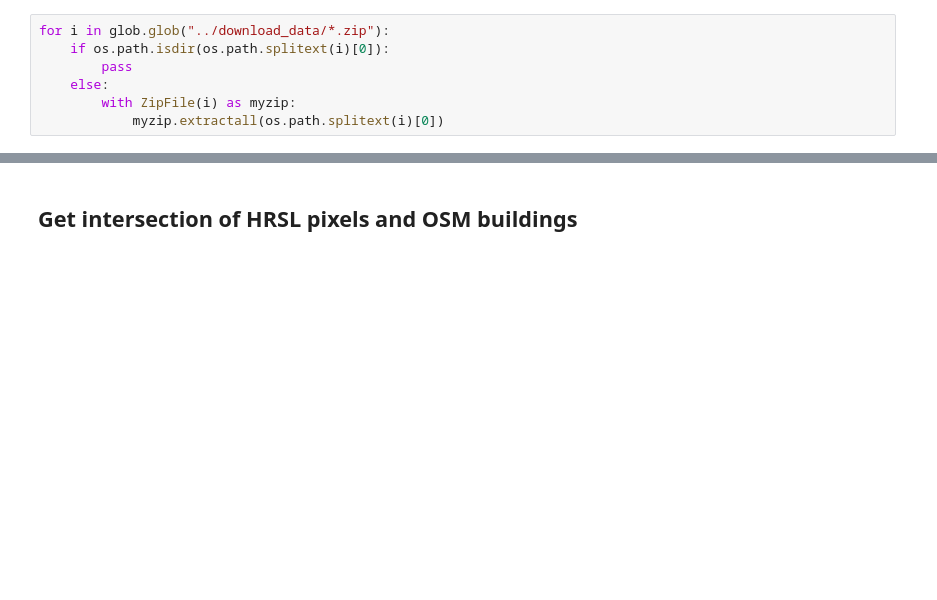
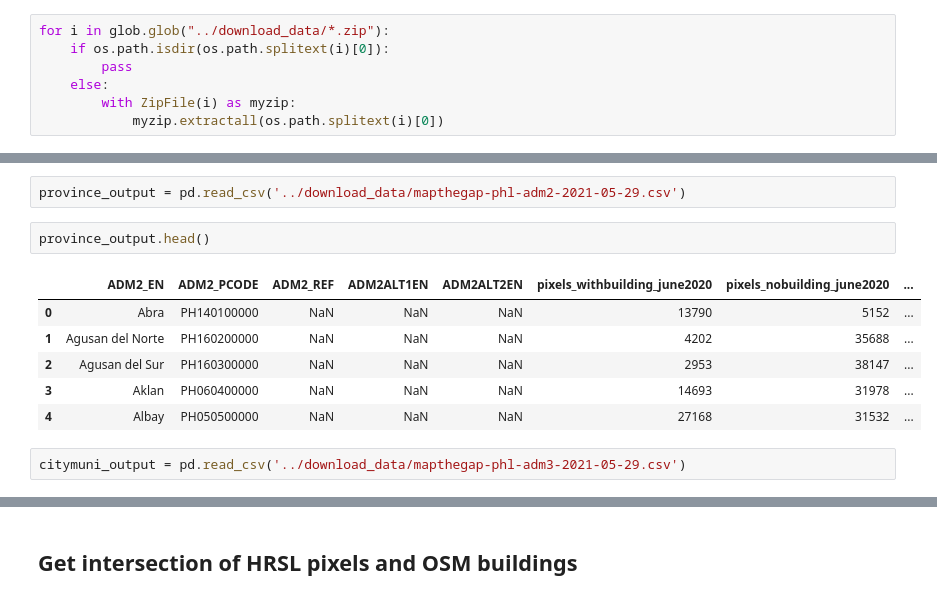
Before and after one commit to thinkingmachines/osm-completeness, a Jupyter notebook: notebooks/1_Methodology.ipynb, the cells around one changed output, grey strips where cells are left out. Saved outputs shown, nothing was run; the diff lists cells and outputs as text; blank space fills up the shorter version.

```diff
--- a/notebooks/1_Methodology.ipynb
+++ b/notebooks/1_Methodology.ipynb
@@ -86,0 +94,13 @@ for i in glob.glob("../download_data/*.zip"):
+# %%
+province_output = pd.read_csv('../download_data/mapthegap-phl-adm2-2021-05-29.csv')
+# %%
+province_output.head()
+# %% [output]
+|  | ADM2_EN | ADM2_PCODE | ADM2_REF | ADM2ALT1EN | ADM2ALT2EN | pixels_withbuilding_june2020 | pixels_nobuilding_june2020 | ... |
+| 0 | Abra | PH140100000 | NaN | NaN | NaN | 13790 | 5152 | ... |
+| 1 | Agusan del Norte | PH160200000 | NaN | NaN | NaN | 4202 | 35688 | ... |
+| 2 | Agusan del Sur | PH160300000 | NaN | NaN | NaN | 2953 | 38147 | ... |
+| 3 | Aklan | PH060400000 | NaN | NaN | NaN | 14693 | 31978 | ... |
+| 4 | Albay | PH050500000 | NaN | NaN | NaN | 27168 | 31532 | ... |
+# %%
+citymuni_output = pd.read_csv('../download_data/mapthegap-phl-adm3-2021-05-29.csv')
```
Also changed, not shown: parts of 55 cells of this notebook.
